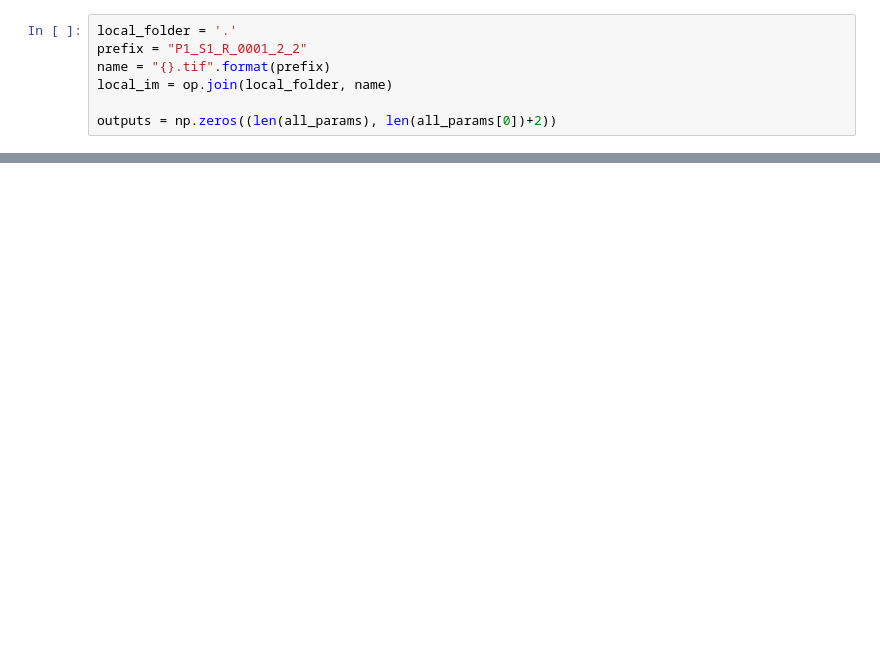
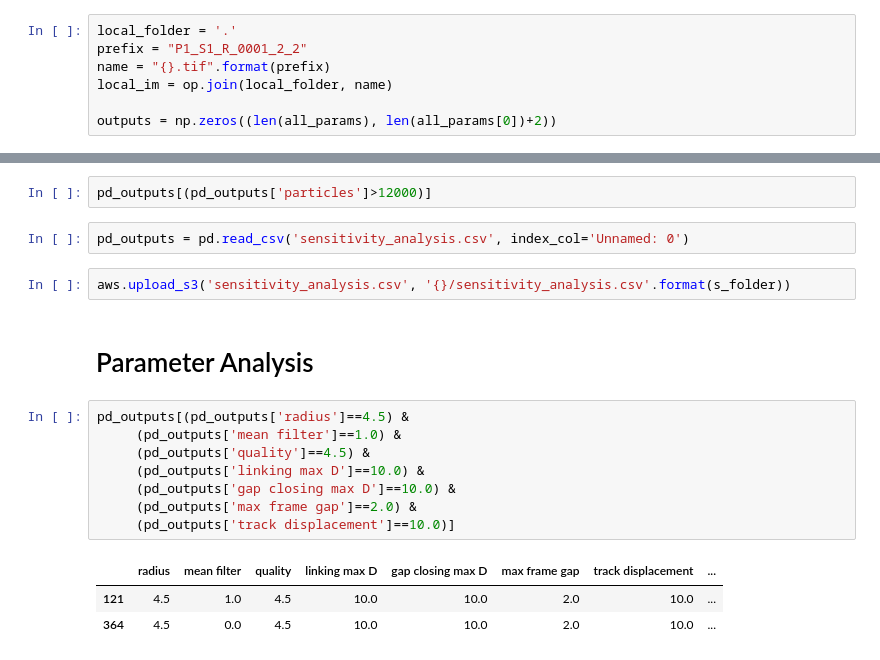
Before and after one commit to Nance-Lab/diff_classifier, a Jupyter notebook: notebooks/sensitivity/03_08_18_sensitivity_analysis.ipynb, the cells around one changed output, grey strips where cells are left out. Saved outputs shown, nothing was run; the diff lists cells and outputs as text; blank space fills up the shorter version.

```diff
--- a/notebooks/sensitivity/03_08_18_sensitivity_analysis.ipynb
+++ b/notebooks/sensitivity/03_08_18_sensitivity_analysis.ipynb
@@ -88,0 +115,20 @@ numpy.savetxt("sensitivity_sweep.csv", outputs, delimiter=",")
+# %%
+pd_outputs[(pd_outputs['particles']>12000)]
+# %%
+pd_outputs = pd.read_csv('sensitivity_analysis.csv', index_col='Unnamed: 0')
+# %%
+aws.upload_s3('sensitivity_analysis.csv', '{}/sensitivity_analysis.csv'.format(s_folder))
+# %% [markdown]
+# Parameter Analysis
+# %%
+pd_outputs[(pd_outputs['radius']==4.5) &
+     (pd_outputs['mean filter']==1.0) &
+     (pd_outputs['quality']==4.5) &
+     (pd_outputs['linking max D']==10.0) &
+     (pd_outputs['gap closing max D']==10.0) &
+     (pd_outputs['max frame gap']==2.0) &
+     (pd_outputs['track displacement']==10.0)]
+# %% [output]
+|  | radius | mean filter | quality | linking max D | gap closing max D | max frame gap | track displacement | ... |
+| 121 | 4.5 | 1.0 | 4.5 | 10.0 | 10.0 | 2.0 | 10.0 | ... |
+| 364 | 4.5 | 0.0 | 4.5 | 10.0 | 10.0 | 2.0 | 10.0 | ... |
```
Also changed, not shown: parts of 14 cells of this notebook, 2 other files.
